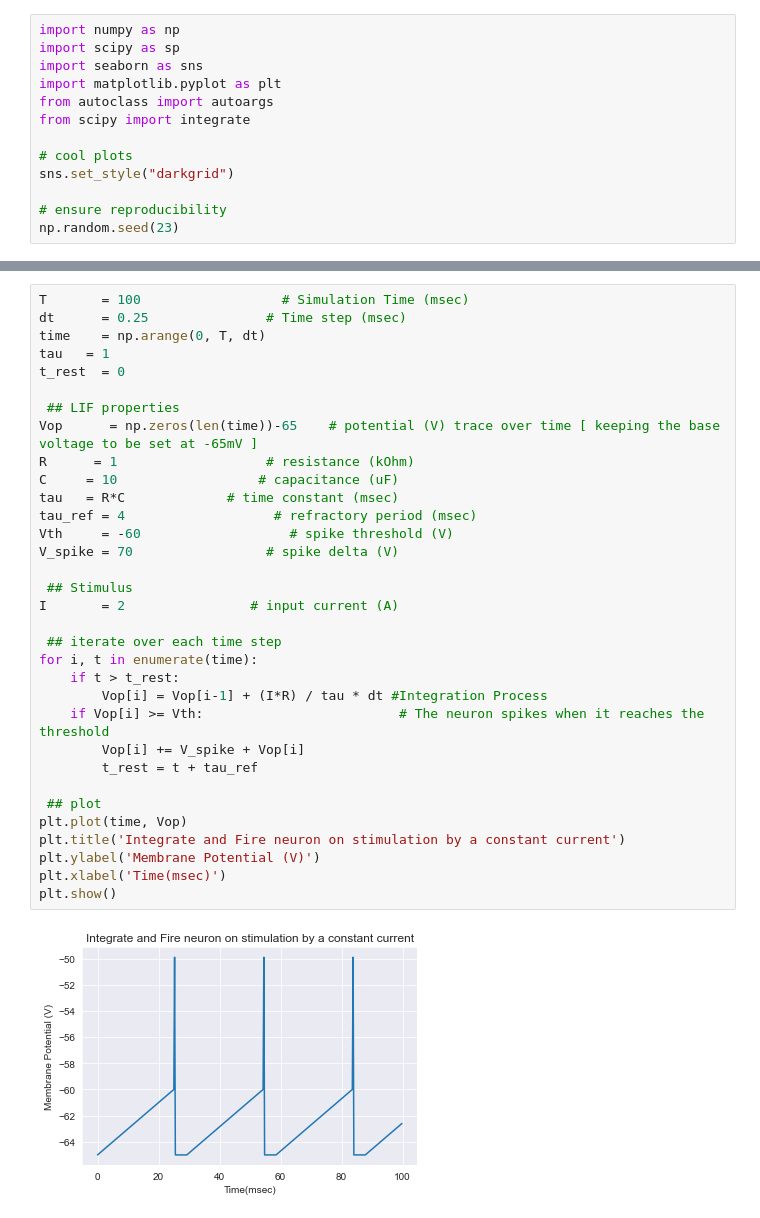
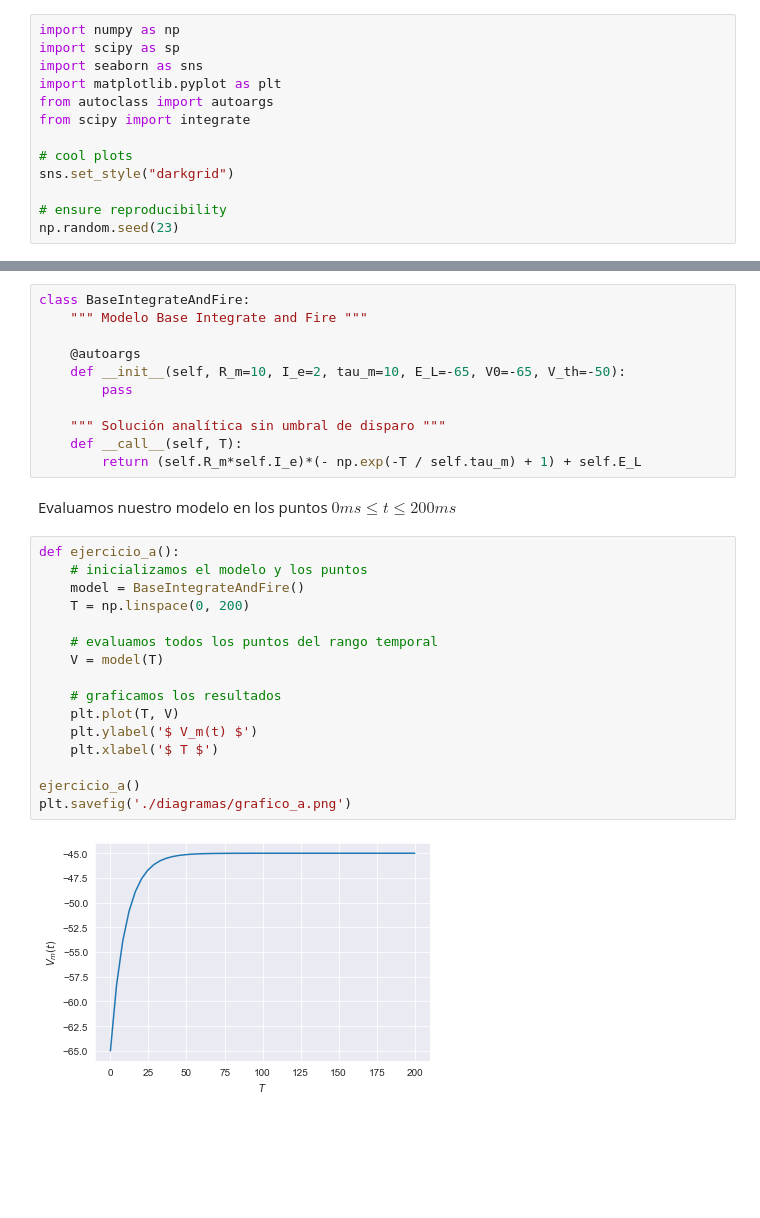
Before and after one commit to rusito-23/RedesNeuronales2020, a Jupyter notebook: TP2/TP2.ipynb, the cells around one changed output, grey strips where cells are left out. Drawn from its saved outputs; the diff is of its cells as text; blank space fills up the shorter version.

```diff
--- a/TP2/TP2.ipynb
+++ b/TP2/TP2.ipynb
@@ -82,35 +49,31 @@ plt.show()
-# %%
-T       = 100                  # Simulation Time (msec)
-dt      = 0.25               # Time step (msec)
-time    = np.arange(0, T, dt)
-tau   = 1
-t_rest  = 0
-
- ## LIF properties
-Vop      = np.zeros(len(time))-65    # potential (V) trace over time [ keeping the base voltage to be set at -65mV ]
-R      = 1                   # resistance (kOhm)
-C     = 10                  # capacitance (uF)
-tau   = R*C             # time constant (msec)
-tau_ref = 4                   # refractory period (msec)
-Vth     = -60                   # spike threshold (V)
-V_spike = 70                 # spike delta (V)
-
- ## Stimulus
-I       = 2                # input current (A)
-
- ## iterate over each time step
-for i, t in enumerate(time):
-    if t > t_rest:
-        Vop[i] = Vop[i-1] + (I*R) / tau * dt #Integration Process
-    if Vop[i] >= Vth:                         # The neuron spikes when it reaches the threshold
-        Vop[i] += V_spike + Vop[i]
-        t_rest = t + tau_ref
-
- ## plot
-plt.plot(time, Vop)
-plt.title('Integrate and Fire neuron on stimulation by a constant current')
-plt.ylabel('Membrane Potential (V)')
-plt.xlabel('Time(msec)')
-plt.show()
-# %% [output]
-[figure, removed]
+# %%
+class BaseIntegrateAndFire:
+    """ Modelo Base Integrate and Fire """
+
+    @autoargs
+    def __init__(self, R_m=10, I_e=2, tau_m=10, E_L=-65, V0=-65, V_th=-50):
+        pass
+
+    """ Solución analítica sin umbral de disparo """
+    def __call__(self, T):
+        return (self.R_m*self.I_e)*(- np.exp(-T / self.tau_m) + 1) + self.E_L
+# %% [markdown]
+Evaluamos nuestro modelo en los puntos $ 0ms \leq t \leq 200ms $
+# %%
+def ejercicio_a():
+    # inicializamos el modelo y los puntos
+    model = BaseIntegrateAndFire()
+    T = np.linspace(0, 200)
+
+    # evaluamos todos los puntos del rango temporal
+    V = model(T)
+
+    # graficamos los resultados
+    plt.plot(T, V)
+    plt.ylabel('$ V_m(t) $')
+    plt.xlabel('$ T $')
+
+ejercicio_a()
+plt.savefig('./diagramas/grafico_a.png')
+# %% [output]
+[figure, added]
```
Also changed, not shown: parts of 10 cells of this notebook, 6 other files.
